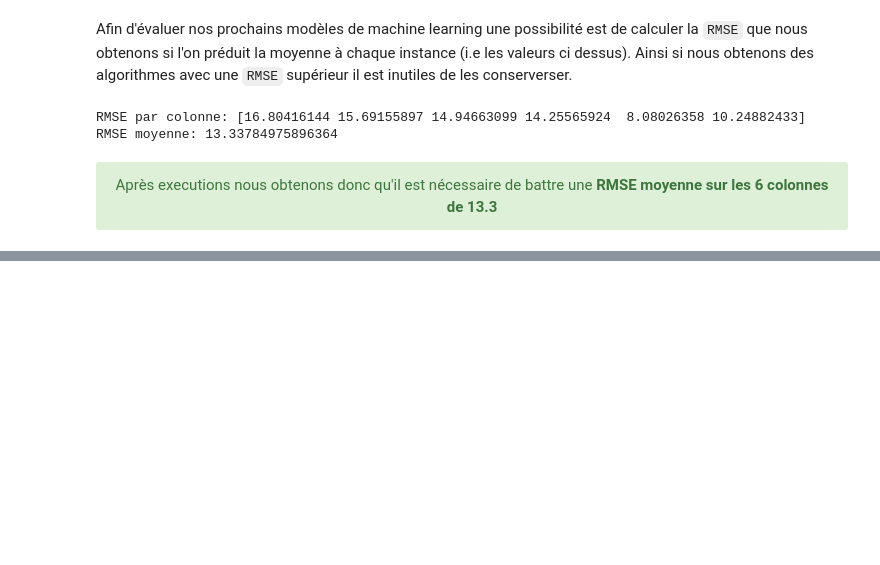
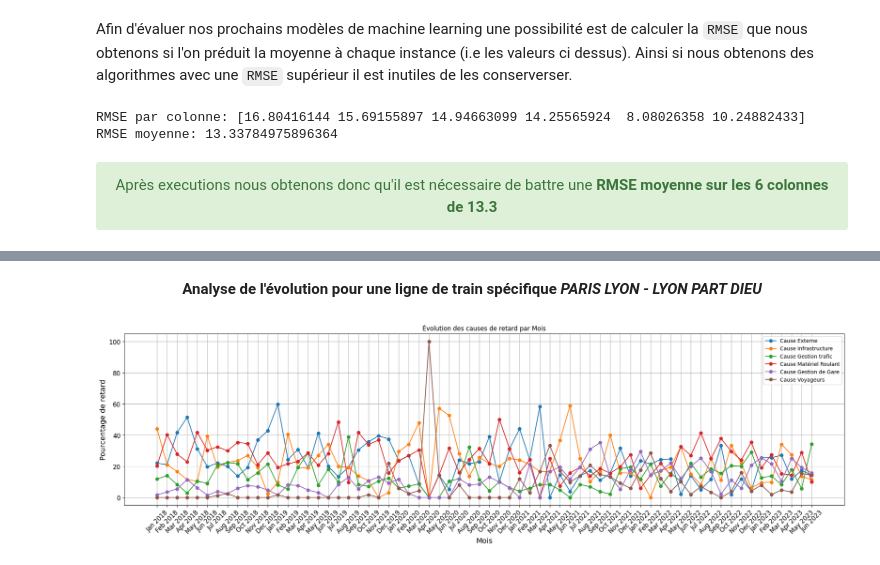
Before and after one commit to AxelV-hub/machine-learning-sncf-delay-estimation, a Jupyter notebook: notebooks/DelayClassification.ipynb, the cells around one changed output, grey strips where cells are left out. Saved outputs shown, nothing was run; the diff lists cells and outputs as text; code cells hidden in the pictures; blank space fills up the shorter version.

```diff
--- a/notebooks/DelayClassification.ipynb
+++ b/notebooks/DelayClassification.ipynb
@@ -156,0 +233,26 @@ plt.show()
+# %% [markdown]
+<center><strong>Analyse de l'évolution pour une ligne de train spécifique <i>PARIS LYON - LYON PART DIEU</i></strong></center>
+# %%
+df_month_group_by_month_example = df_base[df_base.ligne == "PARIS LYON - LYON PART DIEU"].groupby("date")[["prct_cause_externe", "prct_cause_infra", "prct_cause_gestion_trafic", "prct_cause_materiel_roulant", "prct_cause_gestion_gare", "prct_cause_prise_en_charge_voyageurs"]].mean().reset_index()
+df_month_group_by_month_example['date'] = pd.to_datetime(df_month_group_by_month_example['date'])
+df_month_group_by_month_example['date'] = df_month_group_by_month_example['date'].dt.to_period('M')
+df_month_group_by_month_example = df_month_group_by_month_example.set_index("date")
+df_month_group_by_month_example.index = df_month_group_by_month_example.index.strftime('%b %Y')
+
+plt.figure(figsize=(25, 6))
+plt.plot(df_month_group_by_month_example.index, df_month_group_by_month_example["prct_cause_externe"], marker='o', label='Cause Externe')
+plt.plot(df_month_group_by_month_example.index, df_month_group_by_month_example["prct_cause_infra"], marker='o', label='Cause Infrastructure')
+plt.plot(df_month_group_by_month_example.index, df_month_group_by_month_example["prct_cause_gestion_trafic"], marker='o', label='Cause Gestion trafic')
+plt.plot(df_month_group_by_month_example.index, df_month_group_by_month_example["prct_cause_materiel_roulant"], marker='o', label='Cause Matériel Roulant')
+plt.plot(df_month_group_by_month_example.index, df_month_group_by_month_example["prct_cause_gestion_gare"], marker='o', label='Cause Gestion de Gare')
+plt.plot(df_month_group_by_month_example.index, df_month_group_by_month_example["prct_cause_prise_en_charge_voyageurs"], marker='o', label='Cause Voyageurs')
+plt.title("Évolution des causes de retard par Mois")
+plt.xlabel("Mois")
+plt.ylabel("Pourcentage de retard")
+plt.legend()
+plt.grid(True)
+plt.xticks(rotation=45)
+
+plt.show()
+# %% [output]
+[figure, added]
```
Also changed, not shown: parts of 43 cells of this notebook.
